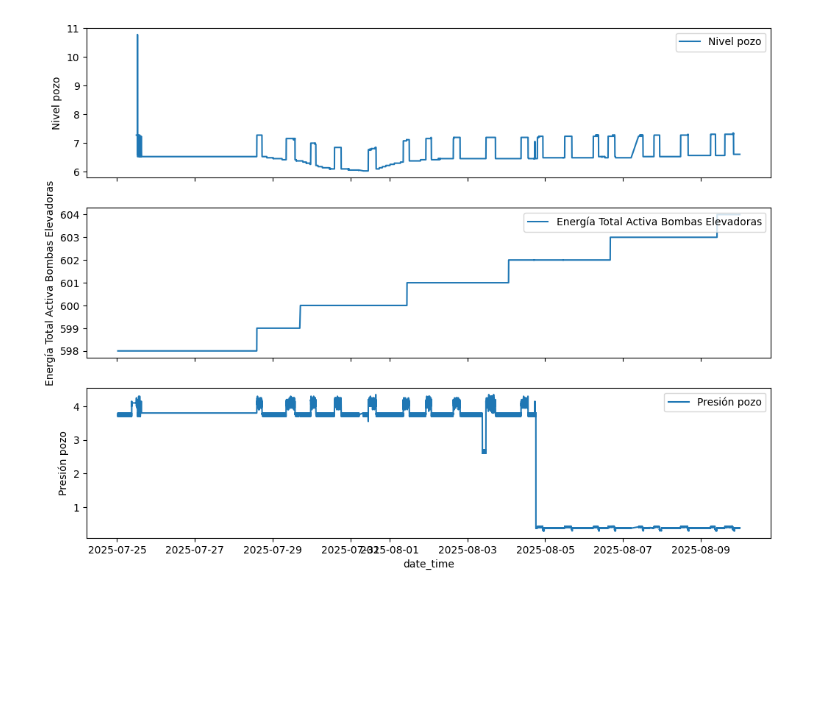
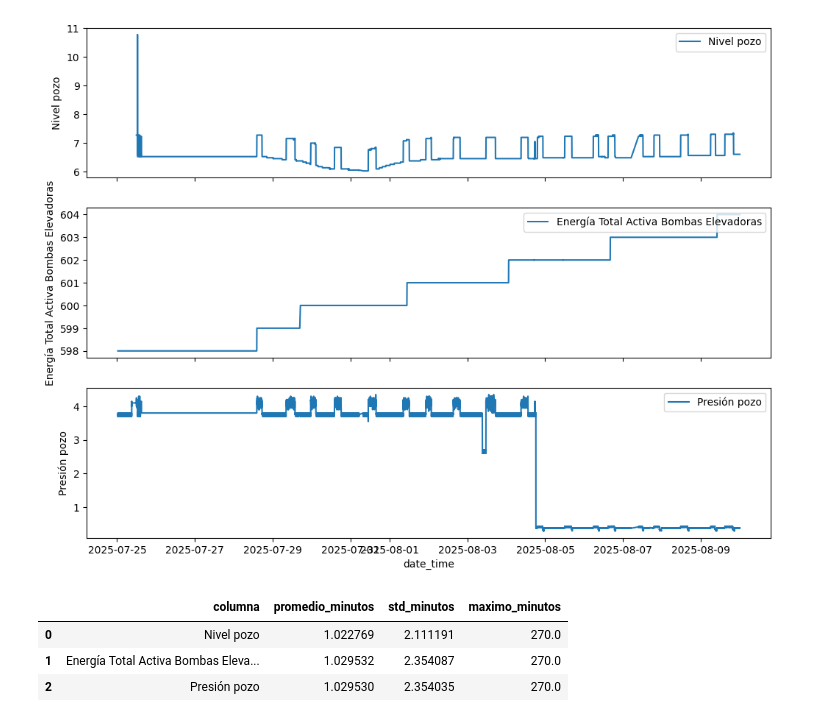
Before and after one commit to fchiapped/Proyecto-Grado, a Jupyter notebook: planta3.ipynb, the cells around one changed output. Cells and saved outputs as stored; diff of their text form; code cells hidden in the pictures; blank space fills up the shorter version.

```diff
--- a/planta3.ipynb
+++ b/planta3.ipynb
@@ -105,3 +105,26 @@ os.makedirs('df_procesados', exist_ok=True)
 
 # Guardar los dataframes limpios de planta 3 en la carpeta
 df_planta_3.to_csv('df_procesados/df_planta_3.csv', index=False)
+# %%
+num_cols = df_planta_3.select_dtypes(include=[np.number]).columns
+l_periodo = []
+
+for col in num_cols:
+
+    data = funciones.periocidad_data(df_planta_3, col)
+
+    l_periodo.append({
+                "columna": col,
+                "promedio_minutos": data["promedio_minutos"],
+                "std_minutos": data["std_minutos"],
+                "maximo_minutos": data["maximo"]
+            })
+
+df_periodo = pd.DataFrame(l_periodo)
+
+df_periodo.head()
+# %% [output]
+|  | columna | promedio_minutos | std_minutos | maximo_minutos |
+| 0 | Nivel pozo | 1.022769 | 2.111191 | 270.0 |
+| 1 | Energía Total Activa Bombas Eleva... | 1.029532 | 2.354087 | 270.0 |
+| 2 | Presión pozo | 1.029530 | 2.354035 | 270.0 |
```
Also changed, not shown: 2 other files.
